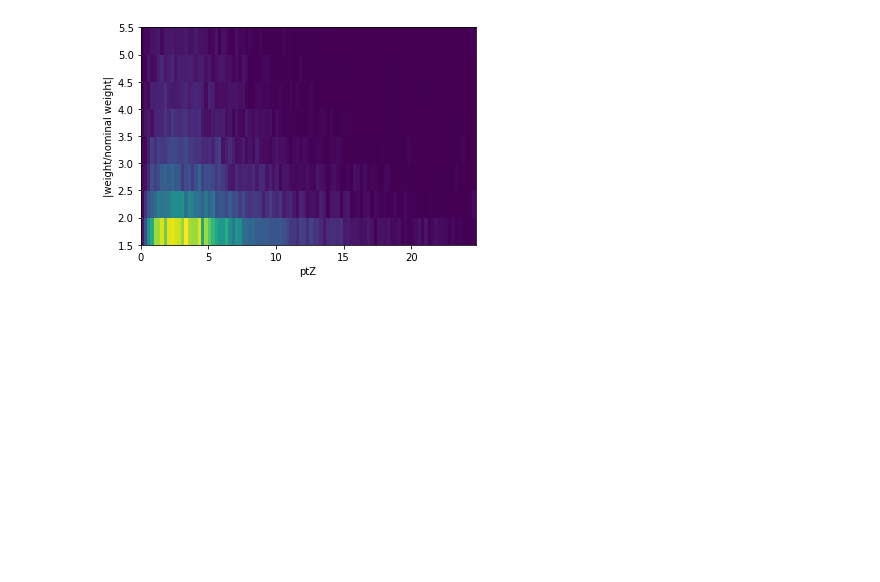
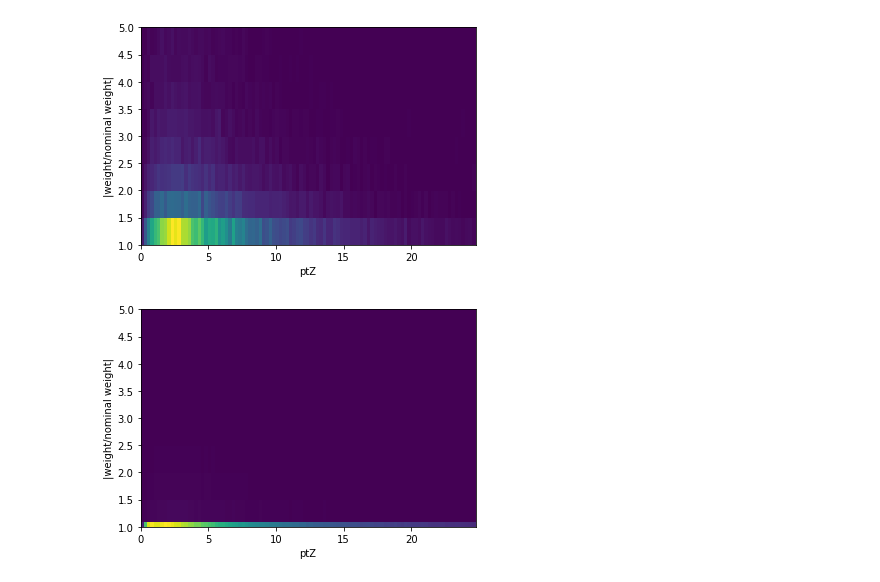
Before and after one commit to kdlong/MiNNLOValidation, a Jupyter notebook: genWeightStudy.ipynb, the cells around one changed output. Drawn from its saved outputs; the diff is of its cells as text; code cells hidden in the pictures; blank space fills up the shorter version.

```diff
--- a/genWeightStudy.ipynb
+++ b/genWeightStudy.ipynb
@@ -54,7 +54,14 @@ df_filt["NormAbsGenWeight"] = abs(df_filt["genWeight"])/nominalw
 # %%
-hist = plt.hist2d(df_filt["ptZ"], df_filt["NormAbsGenWeight"], bins=([0+0.25*i for i in range(100)], [1+0.5*i for i in range(1, 10)]))
+hist = plt.hist2d(df_filt["ptZ"], df_filt["NormAbsGenWeight"], bins=([0.25*i for i in range(100)], [1+0.5*i for i in range(9)]))
 plt.xlabel("ptZ")
 plt.ylabel("|weight/nominal weight|")
 plt.show()
 # %% [output]
-[figure, old version]
+[figure, new version]
+# %%
+hist = plt.hist2d(df["ptZ"], df["NormAbsGenWeight"], bins=([0.25*i for i in range(100)], [1.0,1.1]+[1+0.5*i for i in range(1,9)]))
+plt.xlabel("ptZ")
+plt.ylabel("|weight/nominal weight|")
+plt.show()
+# %% [output]
+[figure, added]
```
Also changed, not shown: parts of 26 cells of this notebook.
